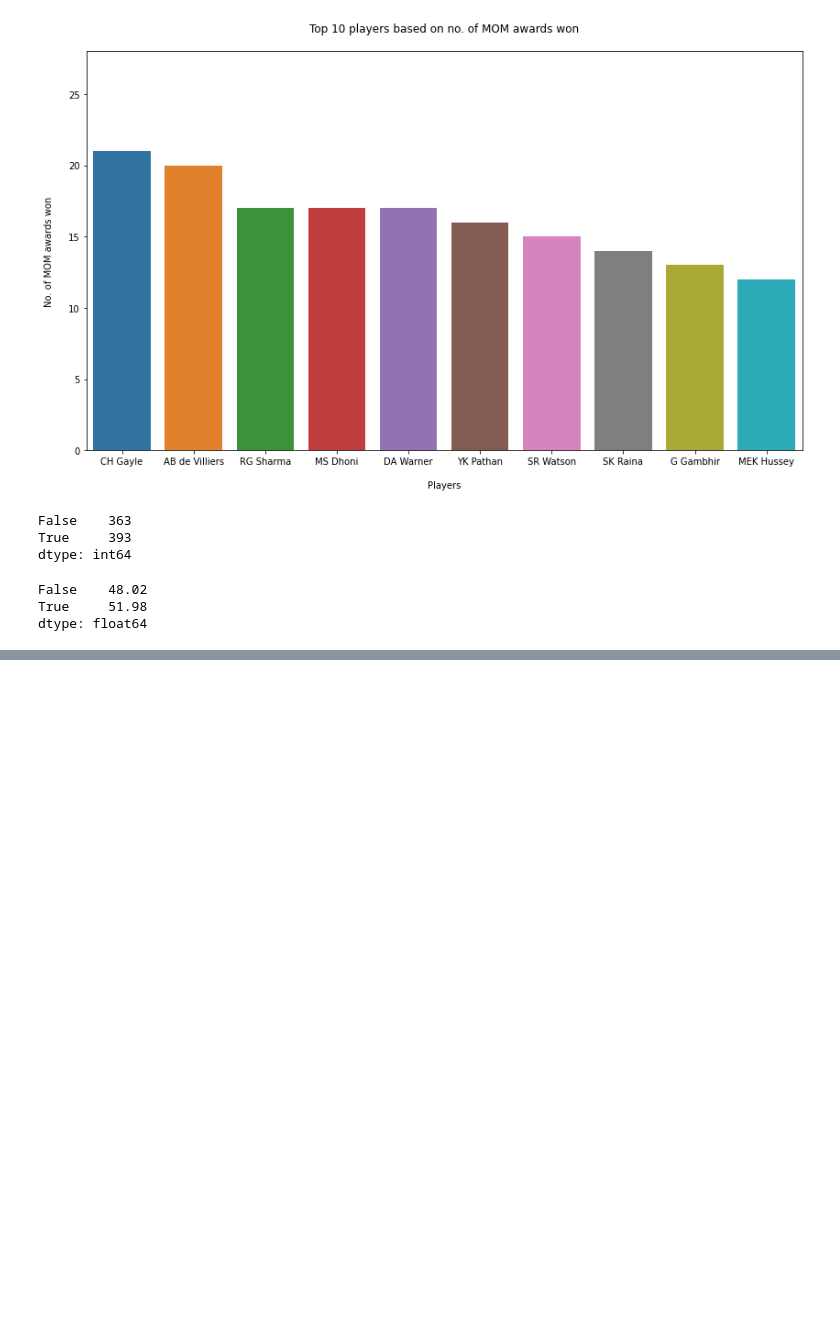
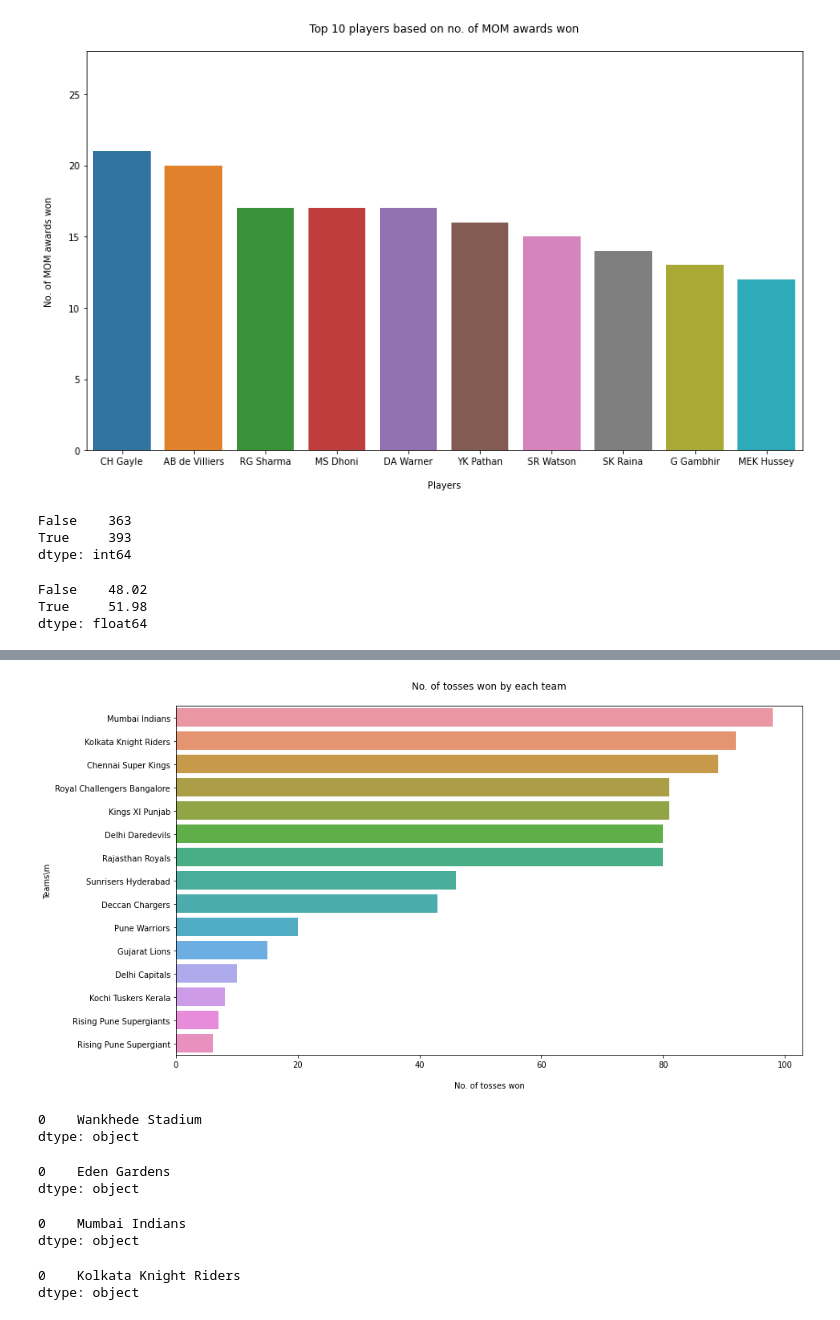
Before and after one commit to Kaneriadhruv/IPL_data_analysis, a Jupyter notebook: IPL_Analysis.ipynb, the cells around one changed output, grey strips where cells are left out. Cells and saved outputs as stored; diff of their text form; code cells hidden in the pictures; blank space fills up the shorter version.

```diff
--- a/IPL_Analysis.ipynb
+++ b/IPL_Analysis.ipynb
@@ -259,0 +386,35 @@ dtype: float64
+# %%
+# Plot to visualise the no. of tosses won by each team
+toss=matches['toss_winner'].value_counts()
+fig, ax=plt.subplots()
+ax.set_title('No. of tosses won by each team\n')
+sns.barplot(y=toss.index, x=toss, orient='h')
+plt.xlabel('\nNo. of tosses won')
+plt.ylabel('Teams\m')
+plt.show()
+# %% [output]
+[figure, added]
+# %%
+# Best venue for defending your total
+matches.venue[matches.win_by_runs!=0].mode()
+# %% [output]
+0    Wankhede Stadium
+dtype: object
+# %%
+# Best venue to chase a total
+matches.venue[matches.win_by_wickets!=0].mode()
+# %% [output]
+0    Eden Gardens
+dtype: object
+# %%
+# Best defending team
+matches.winner[matches.win_by_runs!=0].mode()
+# %% [output]
+0    Mumbai Indians
+dtype: object
+# %%
+# Best chasing team
+matches.winner[matches.win_by_wickets!=0].mode()
+# %% [output]
+0    Kolkata Knight Riders
+dtype: object
```
Also changed, not shown: parts of 9 cells of this notebook.
